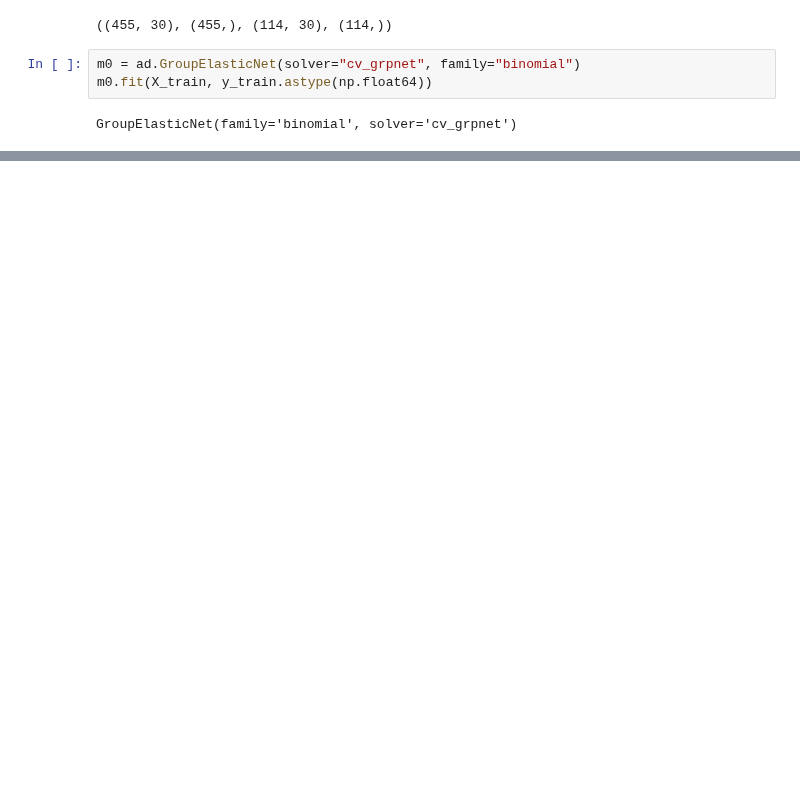
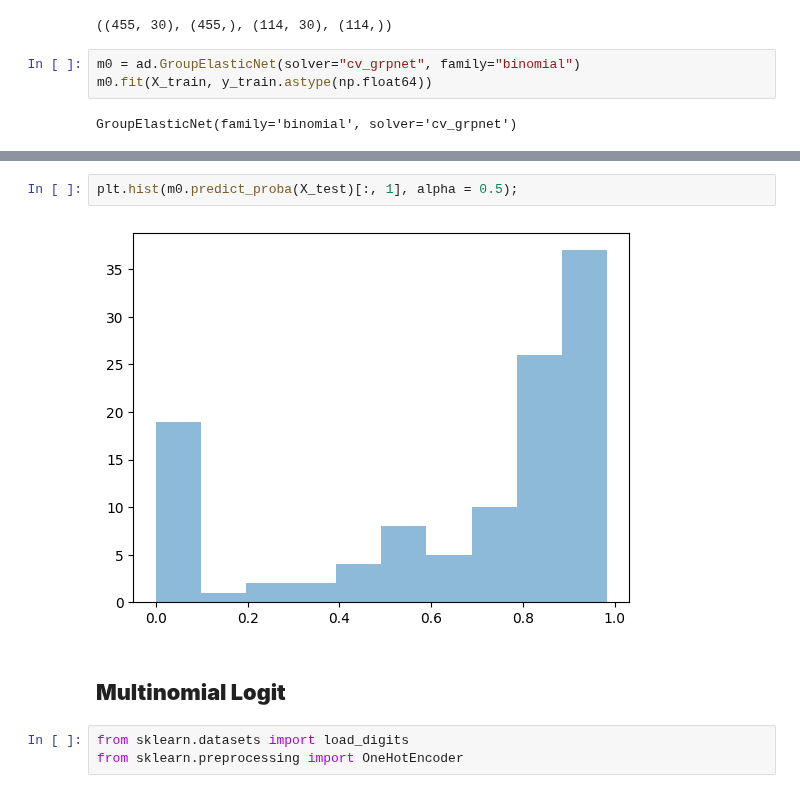
Before and after one commit to JamesYang007/adelie, a Jupyter notebook: docs/sphinx/user_guide/notebooks/sklearn_api.ipynb, the cells around one changed output, grey strips where cells are left out. Drawn from its saved outputs; the diff is of its cells as text; blank space fills up the shorter version.

Commit message:
predict method updates for classifier glms

```diff
--- a/docs/sphinx/user_guide/notebooks/sklearn_api.ipynb
+++ b/docs/sphinx/user_guide/notebooks/sklearn_api.ipynb
@@ -100,3 +95,12 @@ st.contingency.crosstab(y_test, yhat).count
 # %% [output]
 array([[28, 16],
        [ 0, 70]])
+# %%
+plt.hist(m0.predict_proba(X_test)[:, 1], alpha = 0.5);
+# %% [output]
+[figure, added]
+# %% [markdown]
+## __Multinomial Logit__
+# %%
+from sklearn.datasets import load_digits
+from sklearn.preprocessing import OneHotEncoder
```
Also changed, not shown: parts of 8 cells of this notebook, 1 other file.
